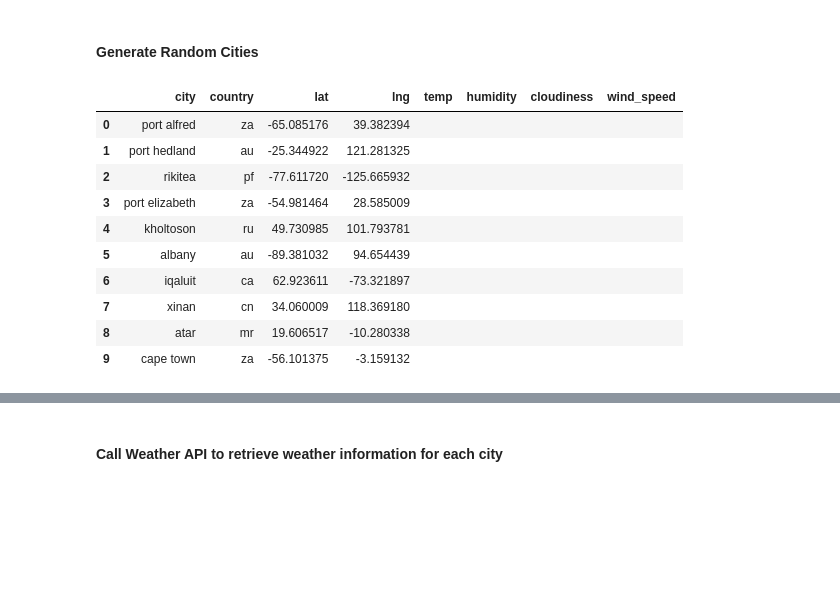
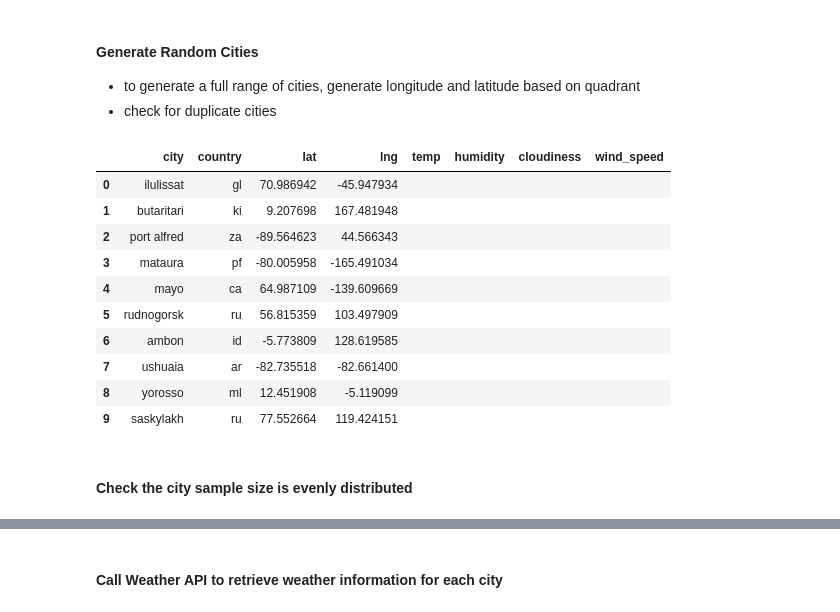
Before and after one commit to shanegela/DataAnalytics, a Jupyter notebook: 06-Python-APIs/Solution/WeatherPy.ipynb, the cells around one changed output, grey strips where cells are left out. Drawn from its saved outputs; the diff is of its cells as text; code cells hidden in the pictures; blank space fills up the shorter version.

```diff
--- a/06-Python-APIs/Solution/WeatherPy.ipynb
+++ b/06-Python-APIs/Solution/WeatherPy.ipynb
@@ -19,30 +21,53 @@ import seaborn as sns
 from datetime import datetime
 # %%
 cities_df = pd.DataFrame(columns=("city","country","lat","lng","temp","humidity","cloudiness","wind_speed"))
-# %%
-def getCoordinates():
-   return uniform(-90, 90),uniform(-180,180)
-# %% [markdown]
-#### Generate Random Cities
+# %%
+def getCoordinates(quadrant):
+    if quadrant == 1:
+        x = uniform(0,90)
+        y = uniform(0,-180)
+        return x,y
+    if quadrant == 2:
+        x = uniform(0,90)
+        y = uniform(0,180)
+        return x,y
+    if quadrant == 3:
+        x = uniform(0,-90)
+        y = uniform(0,180)
+        return x,y
+    x = uniform(0,-90)
+    y = uniform(0,-180)
+    return x,y
+# %% [markdown]
+#### Generate Random Cities
+* to generate a full range of cities, generate longitude and latitude based on quadrant
+* check for duplicate cities
 # %%
-points = (getCoordinates() for x in range(10))
-for idx, point in enumerate(points):
+sample_size_lim = 500
+sample_size = len(cities_df)
+while sample_size < sample_size_lim:
+    quadrant = (sample_size % 4) + 1
+    point = (getCoordinates(quadrant))
     city = citipy.nearest_city(point[0], point[1])
-    #print(f"city: {city.city_name} country: {city.country_code}, coordinates: {point}")
-    cities_df.loc[idx] = [city.city_name, city.country_code, point[0], point[1],'','','','']
+    if not ((cities_df['city'] == city.city_name) & (cities_df['country'] == city.country_code)).any():
+        #print(f"city: {city.city_name} country: {city.country_code}, coordinates: {point}")
+        cities_df.loc[sample_size] = [city.city_name, city.country_code, point[0], point[1],'','','','']
+    sample_size = len(cities_df)
 cities_df.head(10)
 # %% [output]
 |  | city | country | lat | lng | temp | humidity | cloudiness | wind_speed |
-| 0 | port alfred | za | -65.085176 | 39.382394 |  |  |  |  |
-| 1 | port hedland | au | -25.344922 | 121.281325 |  |  |  |  |
-| 2 | rikitea | pf | -77.611720 | -125.665932 |  |  |  |  |
-| 3 | port elizabeth | za | -54.981464 | 28.585009 |  |  |  |  |
-| 4 | kholtoson | ru | 49.730985 | 101.793781 |  |  |  |  |
-| 5 | albany | au | -89.381032 | 94.654439 |  |  |  |  |
-| 6 | iqaluit | ca | 62.923611 | -73.321897 |  |  |  |  |
-| 7 | xinan | cn | 34.060009 | 118.369180 |  |  |  |  |
-| 8 | atar | mr | 19.606517 | -10.280338 |  |  |  |  |
-| 9 | cape town | za | -56.101375 | -3.159132 |  |  |  |  |
+| 0 | ilulissat | gl | 70.986942 | -45.947934 |  |  |  |  |
+| 1 | butaritari | ki | 9.207698 | 167.481948 |  |  |  |  |
+| 2 | port alfred | za | -89.564623 | 44.566343 |  |  |  |  |
+| 3 | mataura | pf | -80.005958 | -165.491034 |  |  |  |  |
+| 4 | mayo | ca | 64.987109 | -139.609669 |  |  |  |  |
+| 5 | rudnogorsk | ru | 56.815359 | 103.497909 |  |  |  |  |
+| 6 | ambon | id | -5.773809 | 128.619585 |  |  |  |  |
+| 7 | ushuaia | ar | -82.735518 | -82.661400 |  |  |  |  |
+| 8 | yorosso | ml | 12.451908 | -5.119099 |  |  |  |  |
+| 9 | saskylakh | ru | 77.552664 | 119.424151 |  |  |  |  |
+# %% [markdown]
+#### Check the city sample size is evenly distributed
 # %%
 chart_date = datetime.now().strftime('%m/%d/%Y')
 chart_date
```
Also changed, not shown: parts of 9 cells of this notebook.
